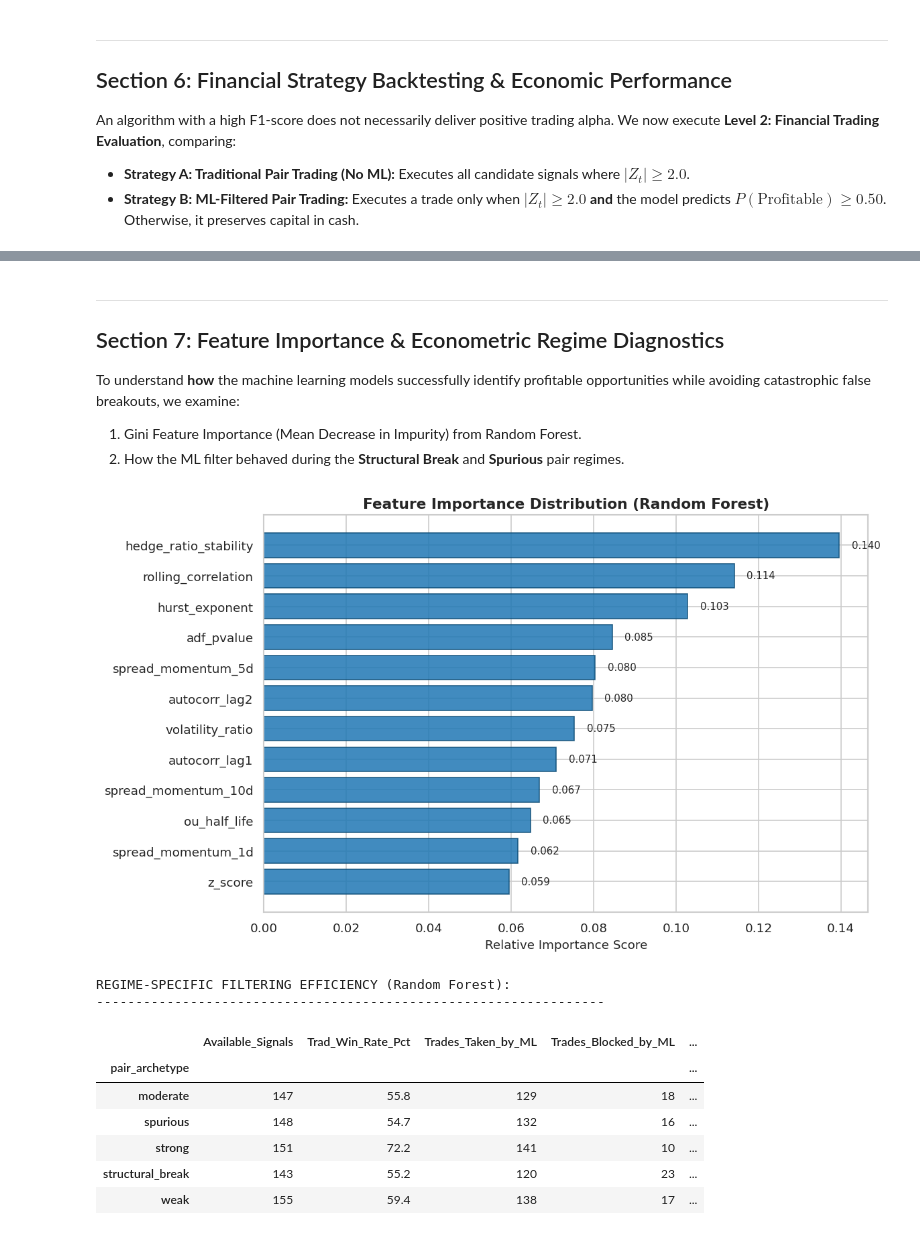
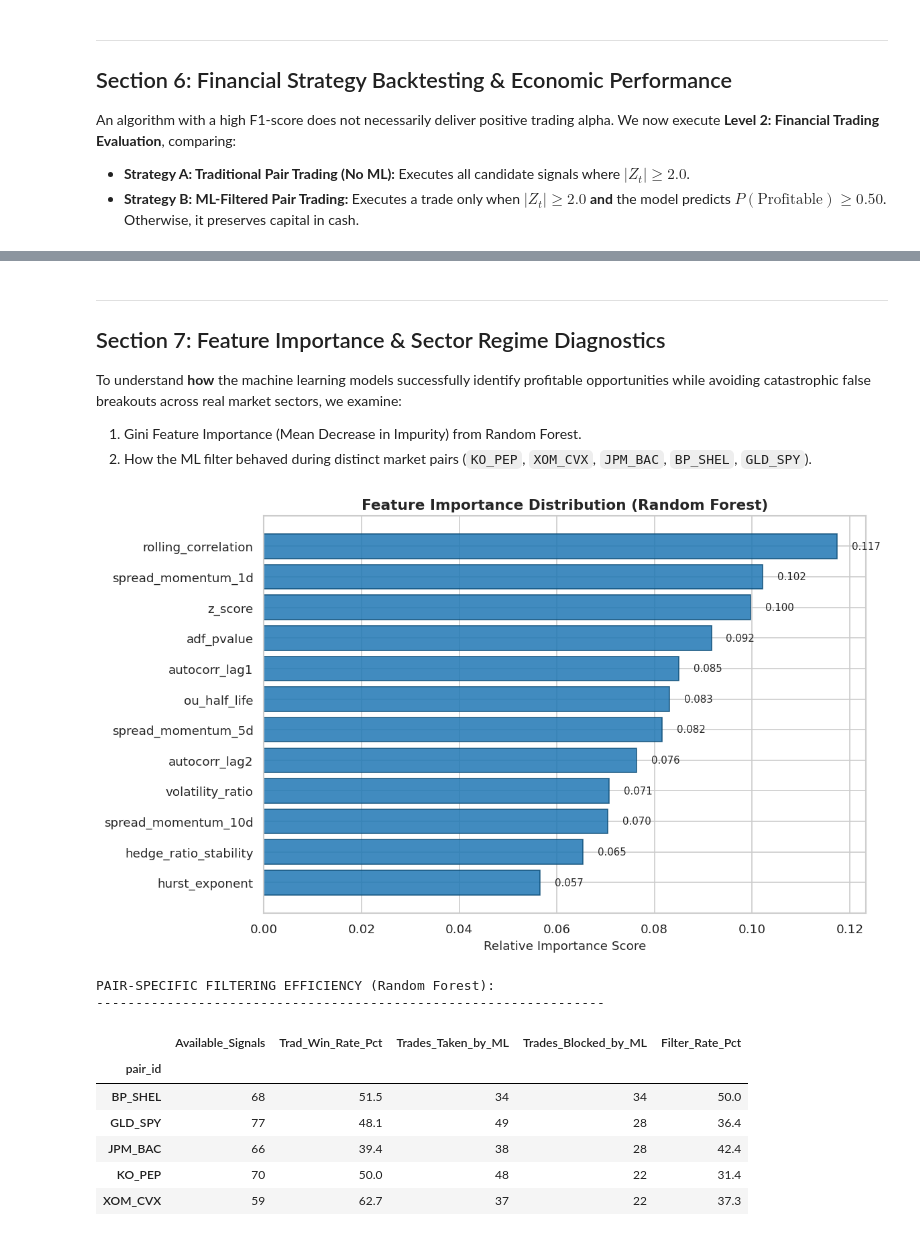
Before and after one commit to hi1r0/3rd-Semester-notes, a Jupyter notebook: ML/Assignment/pair_trading_ml_assignment.ipynb, the cells around one changed output, grey strips where cells are left out. Cells and saved outputs as stored; diff of their text form; code cells hidden in the pictures.

```diff
--- a/ML/Assignment/pair_trading_ml_assignment.ipynb
+++ b/ML/Assignment/pair_trading_ml_assignment.ipynb
@@ -185,7 +199,7 @@ We then normalize the estimated spread $\widehat{S}_t$ into a rolling $Z$-score
 cointeg_universe = {}
 total_triggers = 0
 
-for p_name, df_p in universe.items():
+for p_id, df_p in universe.items():
     cdf = compute_spread_and_zscore(
         df_pair=df_p,
         ols_window=120,
@@ -194,10 +208,11 @@ for p_name, df_p in universe.items():
         exit_threshold=0.0,
         stop_threshold=3.5
     )
-    cointeg_universe[p_name] = cdf
+    cointeg_universe[p_id] = cdf
     n_ent = cdf["is_entry"].sum()
     total_triggers += n_ent
-    print(f"Pair '{p_name:18s}': {n_ent:4d} candidate trading triggers generated.")
+    p_name = df_p["pair_name"].iloc[0]
+    print(f"Pair '{p_id:8s}' ({p_name:35s}): {n_ent:3d} candidate trading triggers generated.")
 
-print(f"\nTotal candidate signals across simulated universe: {total_triggers}")
+print(f"\nTotal candidate trading signals across all 5 market pairs: {total_triggers}")
 # %% [output]
@@ -233,18 +248,18 @@ At every candidate signal timestamp $t$ where $|Z_t| \ge 2.0$, we extract a **12
 11. `rolling_correlation`: Rolling Pearson correlation between Asset $X$ and Asset $Y$.
 12. `hedge_ratio_stability`: Rolling standard deviation of the hedge ratio $\hat{\beta}_t$.
 # %%
-# 5. Extract Feature Matrix across the Multi-Regime Universe
+# 5. Extract Feature Matrix across the Multi-Asset Universe
 all_features_list = []
 
-for p_name, cdf in cointeg_universe.items():
+for p_id, cdf in cointeg_universe.items():
     fdf = extract_signal_features(cdf, lookback=60)
-    fdf["pair_archetype"] = p_name
+    fdf["pair_id"] = p_id
+    fdf["pair_name"] = cdf["pair_name"].iloc[0]
     all_features_list.append(fdf)
 
 raw_features_df = pd.concat(all_features_list, ignore_index=True)
 print(f"Total extracted feature vectors across all pairs: {len(raw_features_df)}")
 
-# Display feature statistics
 feature_cols = [
     "z_score", "spread_momentum_1d", "spread_momentum_5d", "spread_momentum_10d",
     "ou_half_life", "hurst_exponent", "adf_pvalue", "autocorr_lag1", "autocorr_lag2",
@@ -292,8 +307,8 @@ $$\text{Target} = 1 \iff R_{\text{net}} = R_{\text{gross}} - 0.0010 > 0$$
 # 7. Apply Triple Barrier Labeling across Universe
 labeled_datasets = []
 
-for p_name, cdf in cointeg_universe.items():
-    pair_feats = raw_features_df[raw_features_df["pair_archetype"] == p_name].copy()
+for p_id, cdf in cointeg_universe.items():
+    pair_feats = raw_features_df[raw_features_df["pair_id"] == p_id].copy()
     if pair_feats.empty:
         continue
     ldf = apply_triple_barrier_labeling(
@@ -307,7 +322,6 @@ for p_name, cdf in cointeg_universe.items():
     labeled_datasets.append(ldf)
 
 dataset = pd.concat(labeled_datasets, ignore_index=True)
-# Sort chronologically by entry index to preserve temporal integrity
 dataset = dataset.sort_values(by="entry_index").reset_index(drop=True)
 
 print(f"Total labeled signals: {len(dataset)}")
@@ -315,13 +329,13 @@ print(f"Target Distribution: {dataset['target'].value_counts().to_dict()}")
 win_rate_all = dataset['target'].mean() * 100
 print(f"Overall Traditional Strategy Win Rate (after 10 bps costs): {win_rate_all:.2f}%\n")
 
-# Breakdown by Pair Archetype
-breakdown = dataset.groupby("pair_archetype").agg(
+# Breakdown by Pair
+breakdown = dataset.groupby("pair_id").agg(
     Signals=("target", "count"),
     Profitable_Trades=("target", "sum"),
     Win_Rate_Pct=("target", lambda x: round(x.mean() * 100, 2)),
     Avg_Net_Return_bps=("net_return", lambda x: round(x.mean() * 10000, 2)),
-    Avg_Holding_Bars=("holding_period", lambda x: round(x.mean(), 1))
+    Avg_Holding_Days=("holding_period", lambda x: round(x.mean(), 1))
 )
 breakdown
 # %% [output]
@@ -431,54 +445,54 @@ plt.show()
 # %% [markdown]
 ---
-## Section 7: Feature Importance & Econometric Regime Diagnostics
+## Section 7: Feature Importance & Sector Regime Diagnostics
 
-To understand **how** the machine learning models successfully identify profitable opportunities while avoiding catastrophic false breakouts, we examine:
+To understand **how** the machine learning models successfully identify profitable opportunities while avoiding catastrophic false breakouts across real market sectors, we examine:
 1. Gini Feature Importance (Mean Decrease in Impurity) from Random Forest.
-2. How the ML filter behaved during the **Structural Break** and **Spurious** pair regimes.
+2. How the ML filter behaved during distinct market pairs (`KO_PEP`, `XOM_CVX`, `JPM_BAC`, `BP_SHEL`, `GLD_SPY`).
 # %%
 # 12. Feature Importance from Random Forest Classifier
 from sklearn.ensemble import RandomForestClassifier
 from sklearn.preprocessing import StandardScaler
 from sklearn.impute import SimpleImputer
 from sklearn.pipeline import Pipeline
 
 rf_pipe = Pipeline([
     ("imputer", SimpleImputer(strategy="median")),
     ("scaler", StandardScaler()),
     ("clf", RandomForestClassifier(n_estimators=150, max_depth=6, min_samples_leaf=10, random_state=42))
 ])
 rf_pipe.fit(X, y)
 rf_importances = rf_pipe.named_steps["clf"].feature_importances_
 
 fig_feat = plot_feature_importance(feature_cols, rf_importances, model_name="Random Forest")
 plt.show()
 
-# 13. Regime-Specific Filtering Analysis (Did ML filter out structural break and spurious traps?)
+# 13. Pair-Specific Filtering Analysis (How ML filtered trades across real market pairs)
 oof_idx = detailed_outputs["Random Forest"]["oof_indices"]
 eval_df = dataset.iloc[oof_idx].copy().reset_index(drop=True)
 eval_df["rf_prob"] = detailed_outputs["Random Forest"]["oof_probs"]
 eval_df["rf_trade"] = eval_df["rf_prob"] >= 0.50
 
-print("\nREGIME-SPECIFIC FILTERING EFFICIENCY (Random Forest):")
+print("\nPAIR-SPECIFIC FILTERING EFFICIENCY (Random Forest):")
 print("-" * 65)
-regime_stats = eval_df.groupby("pair_archetype").agg(
+regime_stats = eval_df.groupby("pair_id").agg(
     Available_Signals=("target", "count"),
     Trad_Win_Rate_Pct=("target", lambda x: round(x.mean() * 100, 1)),
     Trades_Taken_by_ML=("rf_trade", "sum"),
     Trades_Blocked_by_ML=("rf_trade", lambda x: (~x).sum()),
     Filter_Rate_Pct=("rf_trade", lambda x: round((~x).mean() * 100, 1)),
 )
 regime_stats
 # %% [output]
-[figure, old version]
+[figure, new version]
-REGIME-SPECIFIC FILTERING EFFICIENCY (Random Forest):
+PAIR-SPECIFIC FILTERING EFFICIENCY (Random Forest):
 -----------------------------------------------------------------
-|  | Available_Signals | Trad_Win_Rate_Pct | Trades_Taken_by_ML | Trades_Blocked_by_ML | ... |
-| pair_archetype |  |  |  |  | ... |
-| moderate | 147 | 55.8 | 129 | 18 | ... |
-| spurious | 148 | 54.7 | 132 | 16 | ... |
-| strong | 151 | 72.2 | 141 | 10 | ... |
-| structural_break | 143 | 55.2 | 120 | 23 | ... |
-| weak | 155 | 59.4 | 138 | 17 | ... |
+|  | Available_Signals | Trad_Win_Rate_Pct | Trades_Taken_by_ML | Trades_Blocked_by_ML | Filter_Rate_Pct |
+| pair_id |  |  |  |  |  |
+| BP_SHEL | 68 | 51.5 | 34 | 34 | 50.0 |
+| GLD_SPY | 77 | 48.1 | 49 | 28 | 36.4 |
+| JPM_BAC | 66 | 39.4 | 38 | 28 | 42.4 |
+| KO_PEP | 70 | 50.0 | 48 | 22 | 31.4 |
+| XOM_CVX | 59 | 62.7 | 37 | 22 | 37.3 |
 # %% [markdown]
 ---
```
Also changed, not shown: parts of 21 cells of this notebook, 8 other files.
